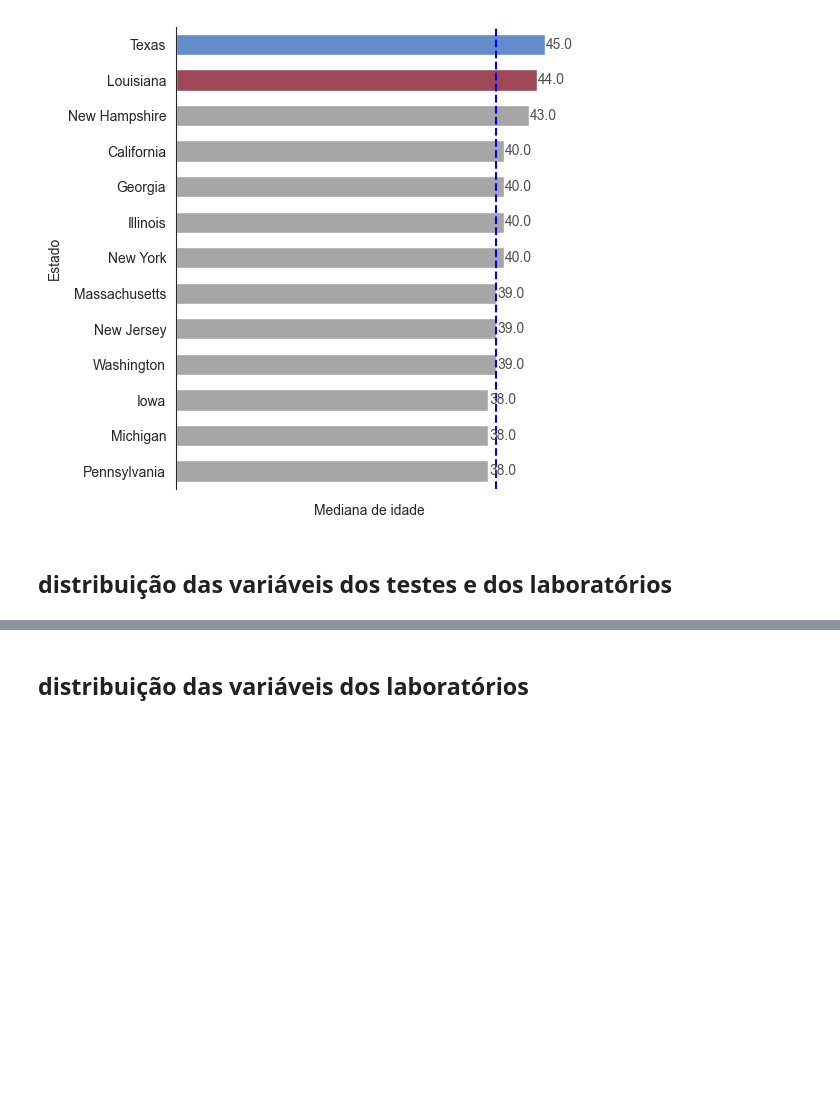
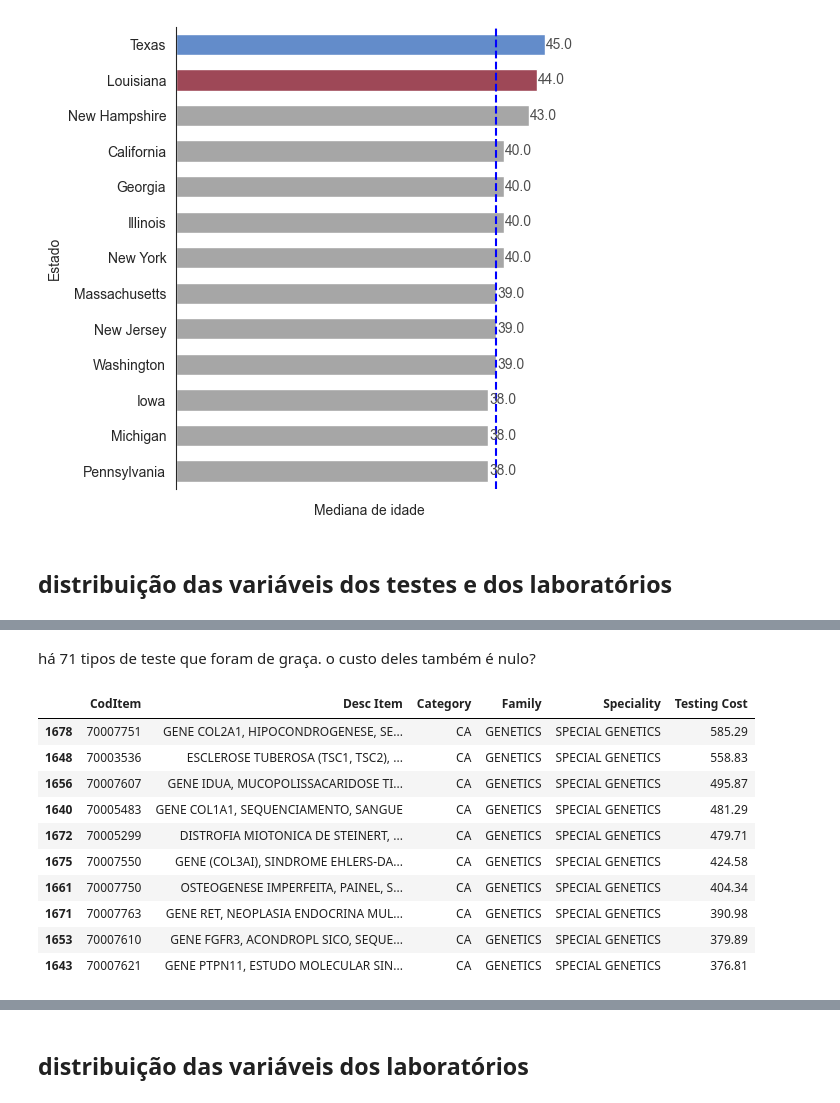
Before and after one commit to leticiafaria7/case-elogroup, a Jupyter notebook: 2_analise-exploratoria.ipynb, the cells around one changed output, grey strips where cells are left out. Drawn from its saved outputs; the diff is of its cells as text; code cells hidden in the pictures; blank space fills up the shorter version.

```diff
--- a/2_analise-exploratoria.ipynb
+++ b/2_analise-exploratoria.ipynb
@@ -474,0 +557,6 @@ The default value of numeric_only in DataFrameGroupBy.median is deprecated. In a
+# %%
+testes_grat = transactional_data[transactional_data['Valor Pago'] == 0]
+
+testes_grat_list = testes_grat[['CodItem']].value_counts()
+
+testes_grat_list
@@ -474,0 +577,16 @@ The default value of numeric_only in DataFrameGroupBy.median is deprecated. In a
+# %% [markdown]
+há 71 tipos de teste que foram de graça. o custo deles também é nulo?
+# %%
+test_data[test_data['CodItem'].isin(testes_grat[['CodItem']].drop_duplicates().reset_index(drop = True)['CodItem'])].sort_values('Testing Cost', ascending = False).head(10)
+# %% [output]
+|  | CodItem | Desc Item | Category | Family | Speciality | Testing Cost |
+| 1678 | 70007751 | GENE COL2A1, HIPOCONDROGENESE, SE... | CA | GENETICS | SPECIAL GENETICS | 585.29 |
+| 1648 | 70003536 | ESCLEROSE TUBEROSA (TSC1, TSC2), ... | CA | GENETICS | SPECIAL GENETICS | 558.83 |
+| 1656 | 70007607 | GENE IDUA, MUCOPOLISSACARIDOSE TI... | CA | GENETICS | SPECIAL GENETICS | 495.87 |
+| 1640 | 70005483 | GENE COL1A1, SEQUENCIAMENTO, SANGUE | CA | GENETICS | SPECIAL GENETICS | 481.29 |
+| 1672 | 70005299 | DISTROFIA MIOTONICA DE STEINERT, ... | CA | GENETICS | SPECIAL GENETICS | 479.71 |
+| 1675 | 70007550 | GENE (COL3AI), SINDROME EHLERS-DA... | CA | GENETICS | SPECIAL GENETICS | 424.58 |
+| 1661 | 70007750 | OSTEOGENESE IMPERFEITA, PAINEL, S... | CA | GENETICS | SPECIAL GENETICS | 404.34 |
+| 1671 | 70007763 | GENE RET, NEOPLASIA ENDOCRINA MUL... | CA | GENETICS | SPECIAL GENETICS | 390.98 |
+| 1653 | 70007610 | GENE FGFR3, ACONDROPL SICO, SEQUE... | CA | GENETICS | SPECIAL GENETICS | 379.89 |
+| 1643 | 70007621 | GENE PTPN11, ESTUDO MOLECULAR SIN... | CA | GENETICS | SPECIAL GENETICS | 376.81 |
```
Also changed, not shown: parts of 25 cells of this notebook.
